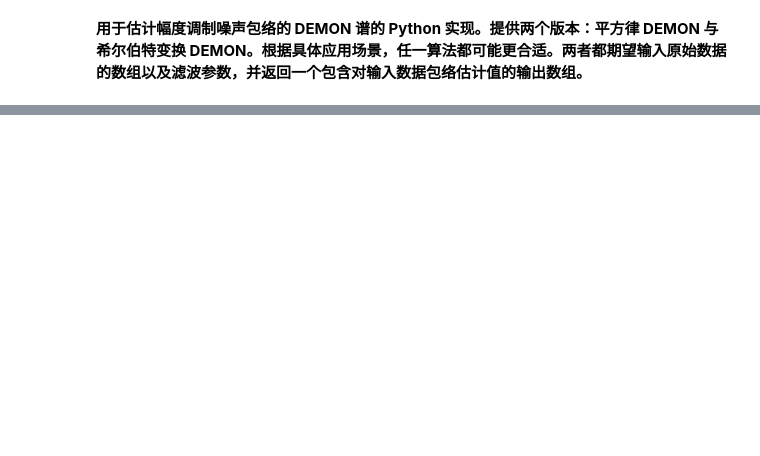
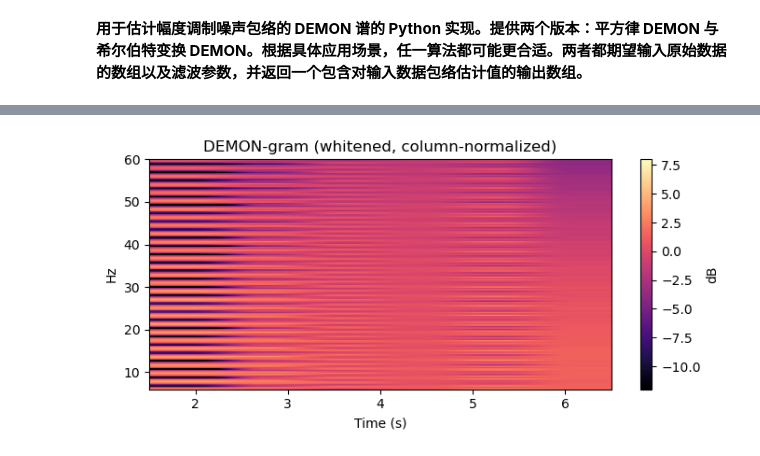
Before and after one commit to YoungBossX/Multi-feature-fusion-model-for-ship-audio, a Jupyter notebook: feature_extraction/physical_signiﬁcance_feature/DEMON.ipynb, the cells around one changed output, grey strips where cells are left out. Cells and saved outputs as stored; diff of their text form; code cells hidden in the pictures; blank space fills up the shorter version.

```diff
--- a/feature_extraction/physical_signiﬁcance_feature/DEMON.ipynb
+++ b/feature_extraction/physical_signiﬁcance_feature/DEMON.ipynb
@@ -184,0 +217,37 @@ visualize_demon(waveform, sample_rate, low=12000.0, high=16000.0, cutoff=80, env
+# %%
+square_envelope, square_filtered, square_decim_rate = square_law(waveform, cutoff=80, high=14000, low=10000, sample_rate=sample_rate, env_sr=2000, hp_hz=2.5, order=4)
+
+def demon_gram(env, env_sr, win_s, hop_s, fmin, fmax, nperseg, overlap, whiten_bw):
+    win = int(round(win_s*env_sr))
+    hop = int(round(hop_s*env_sr))
+    cols, t_centers, f_axis = [], [], None
+    for st in range(0, len(env) - win + 1, hop):
+        seg = env[st:st+win]
+        nseg = min(nperseg, len(seg))
+        f, dB = demon_psd(seg, env_sr, fmin=0, fmax=fmax,
+                          nperseg=nseg, overlap=overlap, whiten_bw=whiten_bw)
+        if f_axis is None: f_axis = f
+        cols.append(dB); t_centers.append((st + win/2)/env_sr)
+    if not cols:
+        return None, None, None
+    S = np.stack(cols, axis=1)
+    sel = (f_axis >= fmin) & (f_axis <= fmax)
+    return f_axis[sel], np.array(t_centers), S[sel, :]
+
+# 计算并可视化
+f_ax, t_ax, S = demon_gram(square_envelope, env_sr=2000, win_s=3.0, hop_s=1,
+                           fmin=6, fmax=60, nperseg=8192, overlap=0.75, whiten_bw=5.0)
+
+# 每一列（同一时刻）减去列中位数 → 0 dB 约等于本帧背景
+S0 = S - np.median(S, axis=0, keepdims=True)
+
+plt.figure(figsize=(8,3.2))
+im = plt.imshow(S0, origin="lower", aspect="auto",
+                extent=[t_ax[0], t_ax[-1], f_ax[0], f_ax[-1]],
+                cmap="magma", vmin=-12, vmax=8)
+plt.title("DEMON-gram (whitened, column-normalized)")
+plt.xlabel("Time (s)"); plt.ylabel("Hz")
+plt.colorbar(im, label="dB")
+plt.show()
+# %% [output]
+[figure, added]
```
Also changed, not shown: parts of 5 cells of this notebook.
